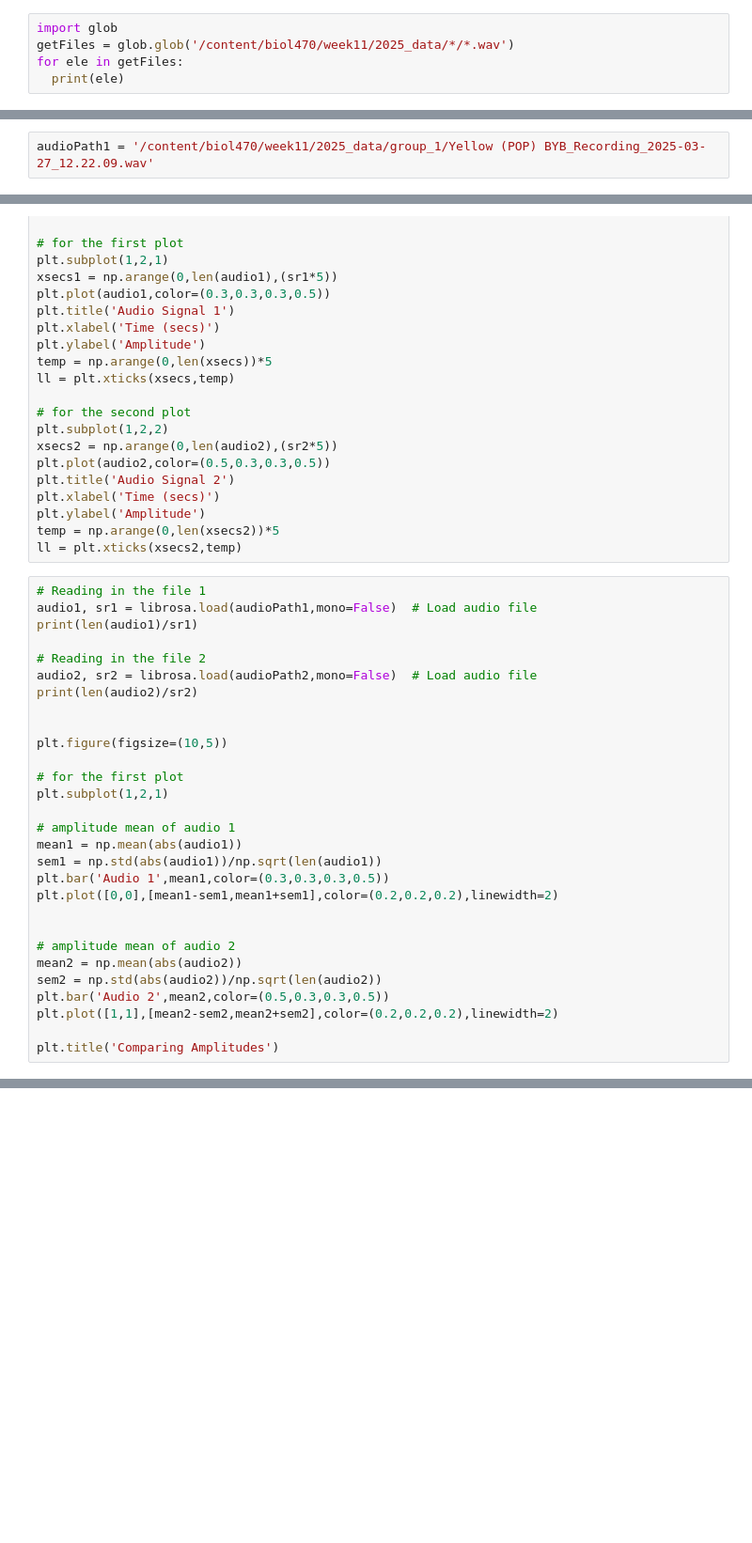
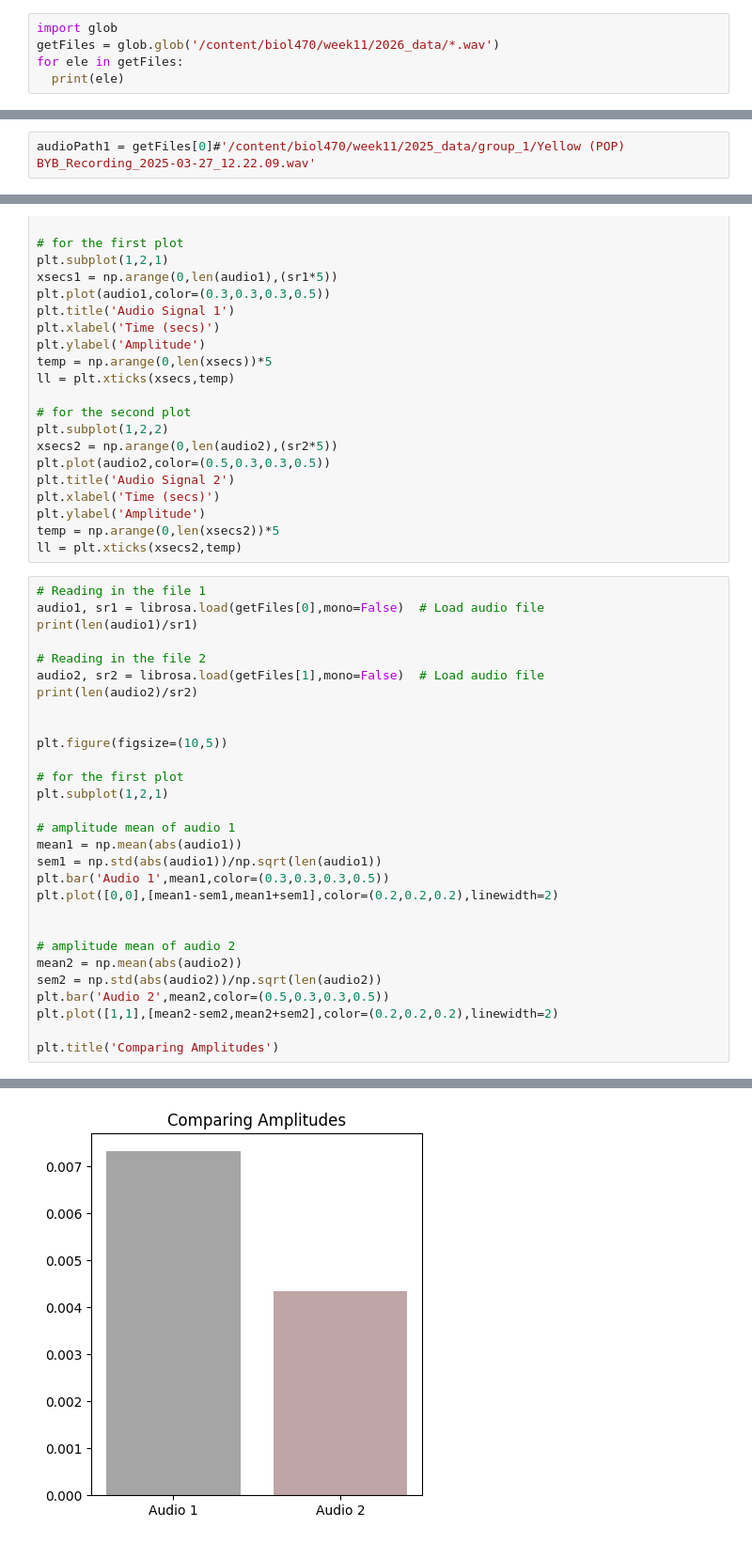
Before and after one commit to mattsmiths/biol470, a Jupyter notebook: week11/EEG_processing_intro.ipynb, the cells around one changed output, grey strips where cells are left out. Shown at 94% size. Drawn from its saved outputs; the diff is of its cells as text; blank space fills up the shorter version.

```diff
--- a/week11/EEG_processing_intro.ipynb
+++ b/week11/EEG_processing_intro.ipynb
@@ -21,6 +21,6 @@ Updating files: 100% (151/151), done.
 # %%
 import glob
-getFiles = glob.glob('/content/biol470/week11/2025_data/*/*.wav')
+getFiles = glob.glob('/content/biol470/week11/2026_data/*.wav')
 for ele in getFiles:
   print(ele)
 # %% [output]
@@ -35,5 +31,5 @@ for ele in getFiles:
 # %%
-audioPath1 = '/content/biol470/week11/2025_data/group_1/Yellow (POP) BYB_Recording_2025-03-27_12.22.09.wav'
+audioPath1 = getFiles[0]#'/content/biol470/week11/2025_data/group_1/Yellow (POP) BYB_Recording_2025-03-27_12.22.09.wav'
 # %%
 audioPath2 = '/content/biol470/week11/2025_data/group_1/Yellow (POP) BYB_Recording_2025-03-27_12.22.09.wav'
 # %%
@@ -99,11 +95,11 @@ temp = np.arange(0,len(xsecs2))*5
 ll = plt.xticks(xsecs2,temp)
 # %%
 # Reading in the file 1
-audio1, sr1 = librosa.load(audioPath1,mono=False)  # Load audio file
+audio1, sr1 = librosa.load(getFiles[0],mono=False)  # Load audio file
 print(len(audio1)/sr1)
 
 # Reading in the file 2
-audio2, sr2 = librosa.load(audioPath2,mono=False)  # Load audio file
+audio2, sr2 = librosa.load(getFiles[1],mono=False)  # Load audio file
 print(len(audio2)/sr2)
 
 
@@ -126,3 +122,4 @@ plt.bar('Audio 2',mean2,color=(0.5,0.3,0.3,0.5))
 plt.plot([1,1],[mean2-sem2,mean2+sem2],color=(0.2,0.2,0.2),linewidth=2)
 
 plt.title('Comparing Amplitudes')
+# %% [output]
@@ -129,3 +129,4 @@ plt.title('Comparing Amplitudes')
+[figure, added]
 # %%
 # Perform Fourier Transform to extract frequencies
 # Apply Fast Fourier Transform (FFT) to the audio signal
```
Also changed, not shown: parts of 11 cells of this notebook.
